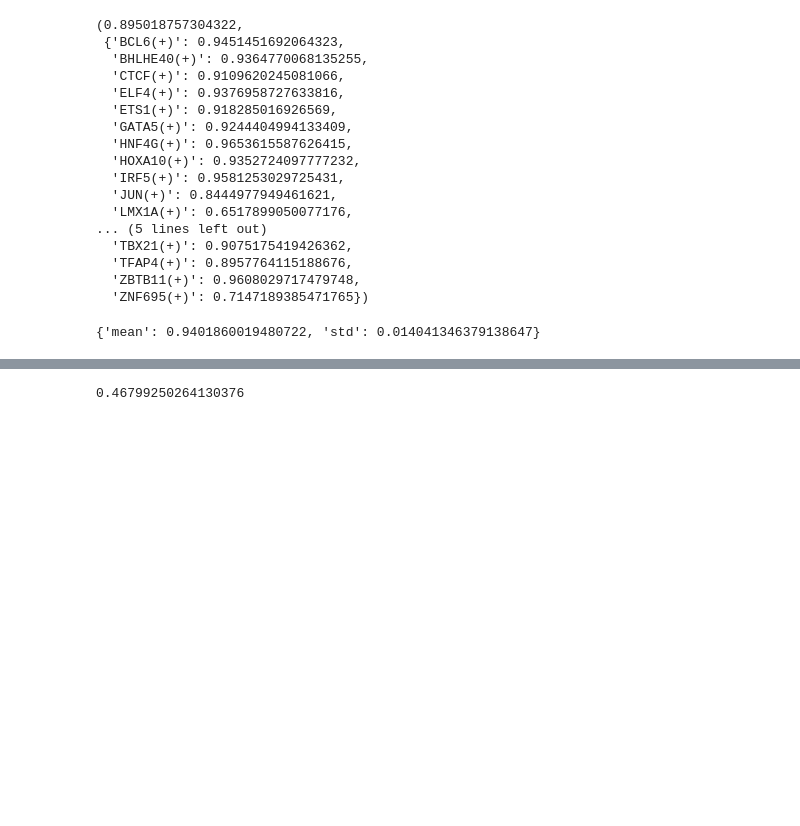
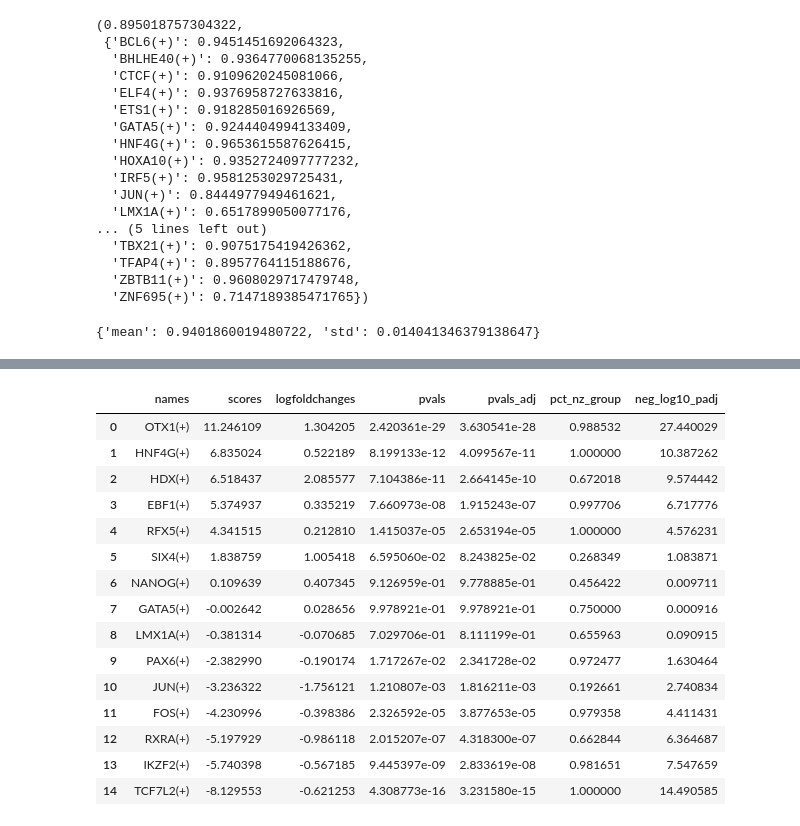
Before and after one commit to preet2706/Benchmarking, a Jupyter notebook: pyscenic.ipynb, the cells around one changed output, grey strips where cells are left out. Drawn from its saved outputs; the diff is of its cells as text; code cells hidden in the pictures; blank space fills up the shorter version.

```diff
--- a/pyscenic.ipynb
+++ b/pyscenic.ipynb
@@ -563,4 +557,7 @@ compute_grcs(auc_mtx_babel, auc_mtx_babel_pred)
-# %%
-0.44/bootstrap_results_babel['mean']
-# %% [output]
-0.46799250264130376
+# %%
+babel_true = anndata.AnnData(auc_mtx_babel, dtype='float64')
+babel_pred = anndata.AnnData(auc_mtx_babel_pred, dtype='float64')
+babel_true_test = babel_true[babel_pred.obs_names].copy()
+RNA_pred = sc.read_h5ad('/workspace/babel/mymodel/atac_rna_test_preds_pp.h5ad')
+babel_pred.obs['Cell Types'] = RNA_pred.obs['Cell Types']
+babel_true_test.obs['Cell Types'] = RNA_pred.obs['Cell Types']
@@ -566,0 +599,19 @@ compute_grcs(auc_mtx_babel, auc_mtx_babel_pred)
+# %%
+de_true
+# %% [output]
+|  | names | scores | logfoldchanges | pvals | pvals_adj | pct_nz_group | neg_log10_padj |
+| 0 | OTX1(+) | 11.246109 | 1.304205 | 2.420361e-29 | 3.630541e-28 | 0.988532 | 27.440029 |
+| 1 | HNF4G(+) | 6.835024 | 0.522189 | 8.199133e-12 | 4.099567e-11 | 1.000000 | 10.387262 |
+| 2 | HDX(+) | 6.518437 | 2.085577 | 7.104386e-11 | 2.664145e-10 | 0.672018 | 9.574442 |
+| 3 | EBF1(+) | 5.374937 | 0.335219 | 7.660973e-08 | 1.915243e-07 | 0.997706 | 6.717776 |
+| 4 | RFX5(+) | 4.341515 | 0.212810 | 1.415037e-05 | 2.653194e-05 | 1.000000 | 4.576231 |
+| 5 | SIX4(+) | 1.838759 | 1.005418 | 6.595060e-02 | 8.243825e-02 | 0.268349 | 1.083871 |
+| 6 | NANOG(+) | 0.109639 | 0.407345 | 9.126959e-01 | 9.778885e-01 | 0.456422 | 0.009711 |
+| 7 | GATA5(+) | -0.002642 | 0.028656 | 9.978921e-01 | 9.978921e-01 | 0.750000 | 0.000916 |
+| 8 | LMX1A(+) | -0.381314 | -0.070685 | 7.029706e-01 | 8.111199e-01 | 0.655963 | 0.090915 |
+| 9 | PAX6(+) | -2.382990 | -0.190174 | 1.717267e-02 | 2.341728e-02 | 0.972477 | 1.630464 |
+| 10 | JUN(+) | -3.236322 | -1.756121 | 1.210807e-03 | 1.816211e-03 | 0.192661 | 2.740834 |
+| 11 | FOS(+) | -4.230996 | -0.398386 | 2.326592e-05 | 3.877653e-05 | 0.979358 | 4.411431 |
+| 12 | RXRA(+) | -5.197929 | -0.986118 | 2.015207e-07 | 4.318300e-07 | 0.662844 | 6.364687 |
+| 13 | IKZF2(+) | -5.740398 | -0.567185 | 9.445397e-09 | 2.833619e-08 | 0.981651 | 7.547659 |
+| 14 | TCF7L2(+) | -8.129553 | -0.621253 | 4.308773e-16 | 3.231580e-15 | 1.000000 | 14.490585 |
```
Also changed, not shown: parts of 9 cells of this notebook, 1 other file.
